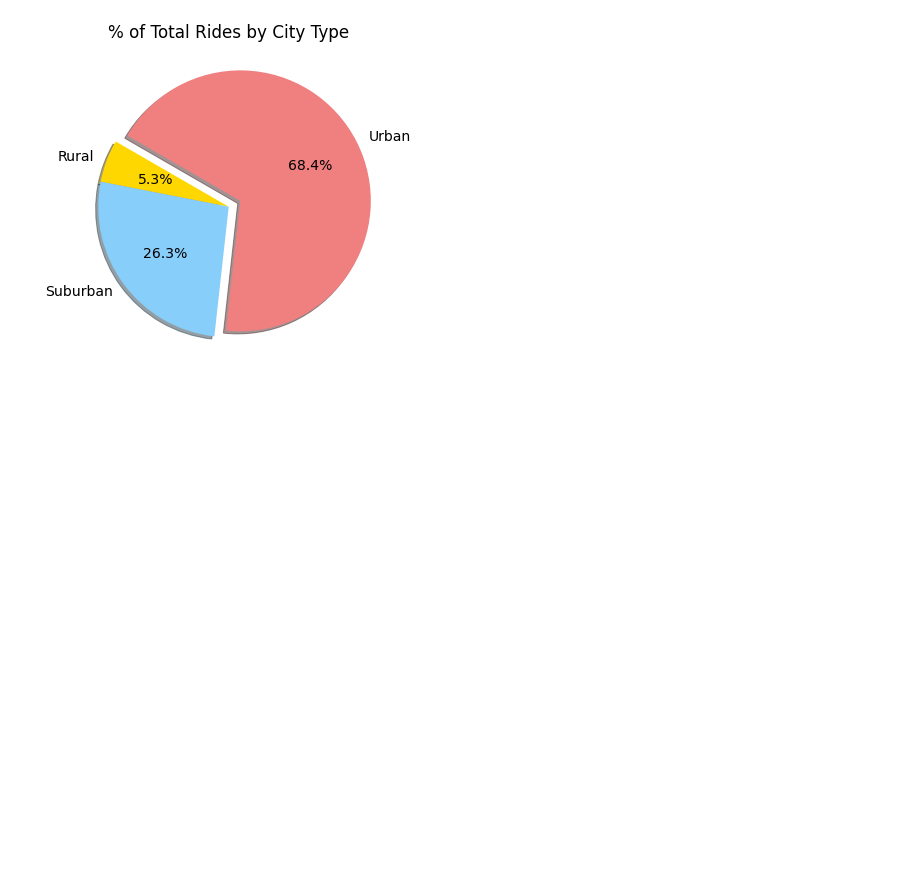
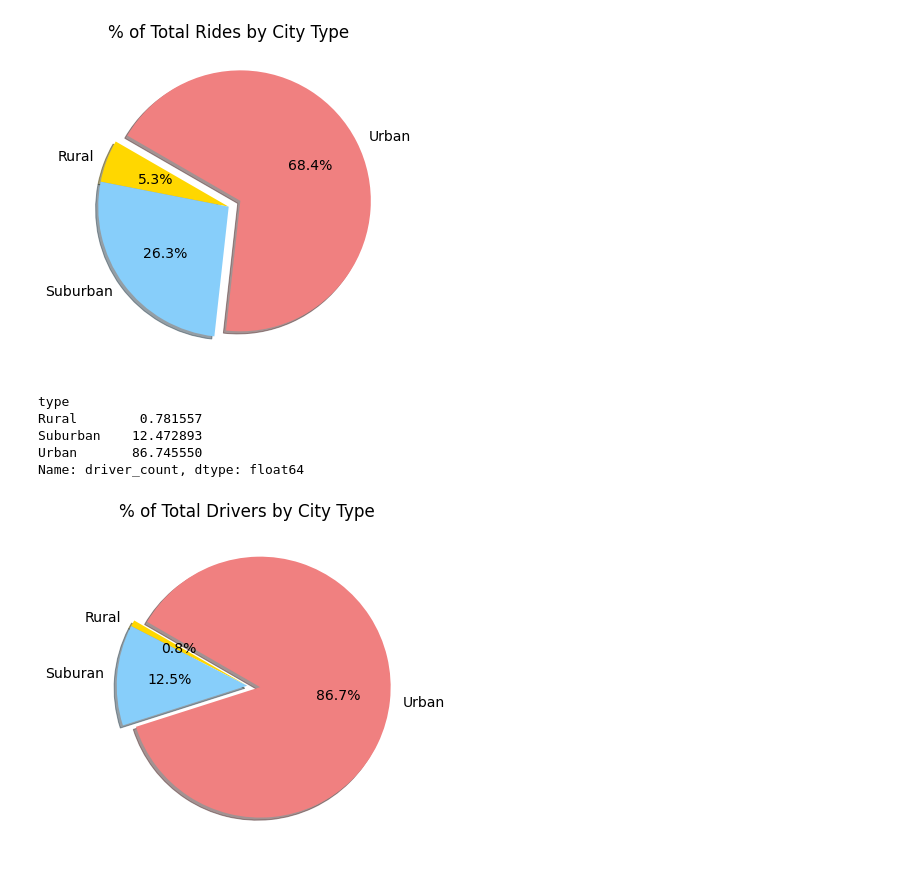
Before and after one commit to anupoonja/PyBer_Analysis, a Jupyter notebook: PyBer.ipynb, the cells around one changed output. Drawn from its saved outputs; the diff is of its cells as text; code cells hidden in the pictures; blank space fills up the shorter version.

Commit message:
Pie chart for Total Drivers percentage by city type

```diff
--- a/PyBer.ipynb
+++ b/PyBer.ipynb
@@ -906,3 +906,29 @@ plt.savefig("analysis/Fig6.png")
 plt.show()
 # %% [output]
 [figure]
+# %%
+# Calculate the total drivers percentage for each city type.
+drivers_percents = 100 * pyber_data_df.groupby(["type"]).sum()["driver_count"] / pyber_data_df["driver_count"].sum()
+drivers_percents
+# %% [output]
+type
+Rural        0.781557
+Suburban    12.472893
+Urban       86.745550
+Name: driver_count, dtype: float64
+# %%
+# Build percentage of total drivers by city type pie chart.
+plt.subplots(figsize=(10, 6))
+plt.pie(x=drivers_percents, labels=["Rural", "Suburan", "Urban"],
+        colors=["gold", "lightskyblue", "lightcoral"],
+        explode=[0 , 0, 0.1], startangle=150,
+        autopct='%1.1f%%', shadow=True)
+plt.title("% of Total Drivers by City Type")
+# Change the default font size from 10 to 14.
+#mpl.rcParams['font.size'] = 14
+# Save Figure
+plt.savefig("analysis/Fig7.png")
+# Show Figure
+plt.show()
+# %% [output]
+[figure, added]
```
Also changed, not shown: parts of 1 cell of this notebook, 1 other file.
